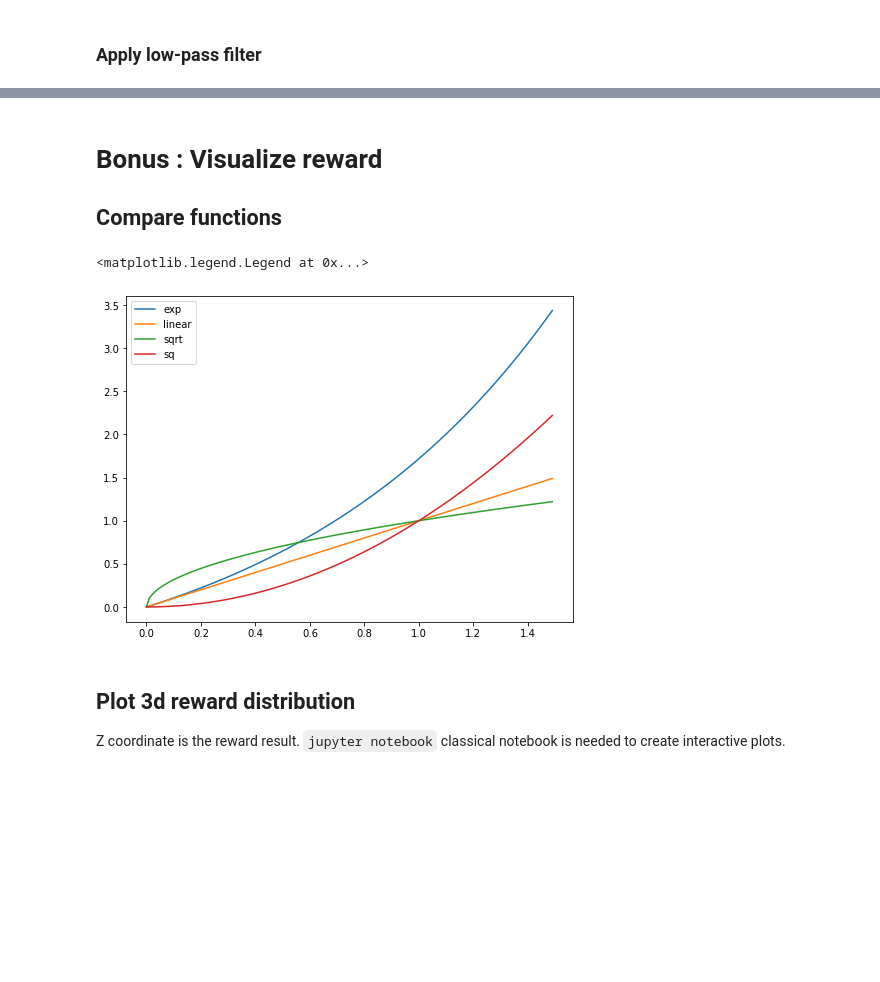
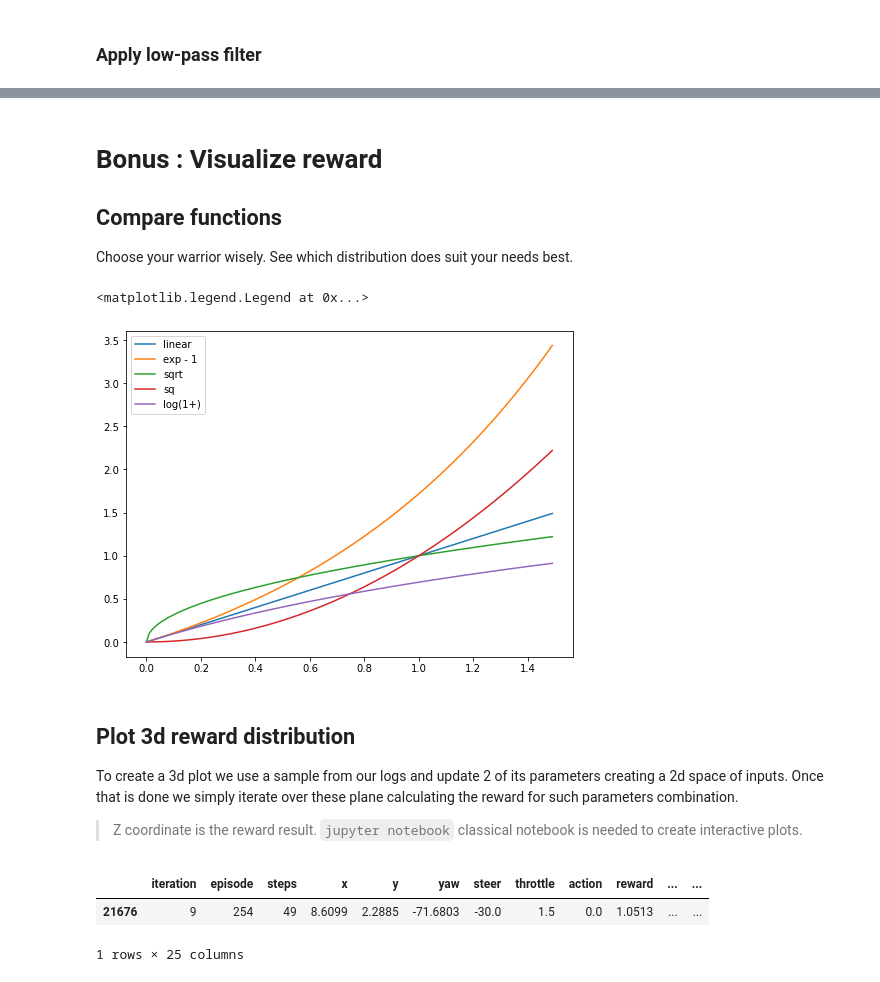
Before and after one commit to Maciej-GBS/dr-gummy, a Jupyter notebook: Essentials_analysis.ipynb, the cells around one changed output, grey strips where cells are left out. Cells and saved outputs as stored; diff of their text form; code cells hidden in the pictures; blank space fills up the shorter version.

```diff
--- a/Essentials_analysis.ipynb
+++ b/Essentials_analysis.ipynb
@@ -425,20 +482,25 @@ ax.plot(*heading2track(i_heading, distance, track.center_line[0]).T, 'ro')
 # Bonus : Visualize reward
 
 ## Compare functions
+Choose your warrior wisely. See which distribution does suit your needs best.
 # %%
 ox = np.arange(0,1.5,0.01)
 plt.figure(figsize=(8,6))
+plt.plot(ox, ox)
 plt.plot(ox, np.exp(ox) - 1)
-plt.plot(ox, ox)
 plt.plot(ox, np.sqrt(ox))
 plt.plot(ox, np.power(ox, 2.0))
-plt.legend(['exp','linear','sqrt','sq'])
+plt.plot(ox, np.log(1 + ox))
+plt.legend(['linear','exp - 1','sqrt','sq','log(1+)'])
 # %% [output]
 <matplotlib.legend.Legend at 0x...>
-[figure, old version]
+[figure, new version]
 # %% [markdown]
 ## Plot 3d reward distribution
-Z coordinate is the reward result. `jupyter notebook` classical notebook is needed to create interactive plots.
+
+To create a 3d plot we use a sample from our logs and update 2 of its parameters creating a 2d space of inputs. Once that is done we simply iterate over these plane calculating the reward for such parameters combination.
+
+> Z coordinate is the reward result. `jupyter notebook` classical notebook is needed to create interactive plots.
 # %%
 # Works only with jupyter notebook
 %matplotlib notebook
@@ -453,0 +525,7 @@ def plot3d_reward(x, y, r):
+# %%
+src = df.sample(n=1)
+src
+# %% [output]
+|  | iteration | episode | steps | x | y | yaw | steer | throttle | action | reward | ... | ... |
+| 21676 | 9 | 254 | 49 | 8.6099 | 2.2885 | -71.6803 | -30.0 | 1.5 | 0.0 | 1.0513 | ... | ... |
+1 rows × 25 columns
```
Also changed, not shown: parts of 37 cells of this notebook.
